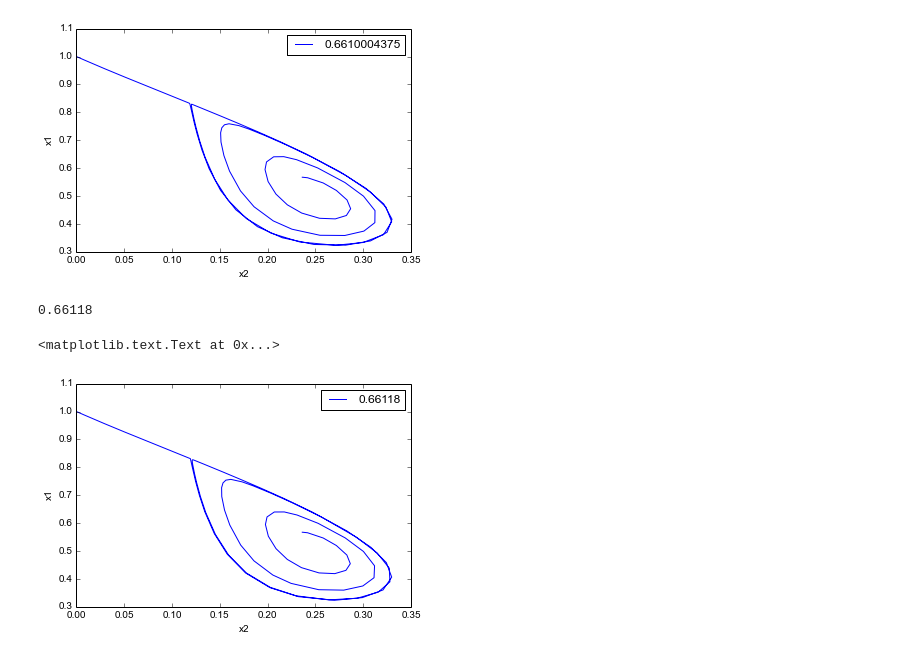
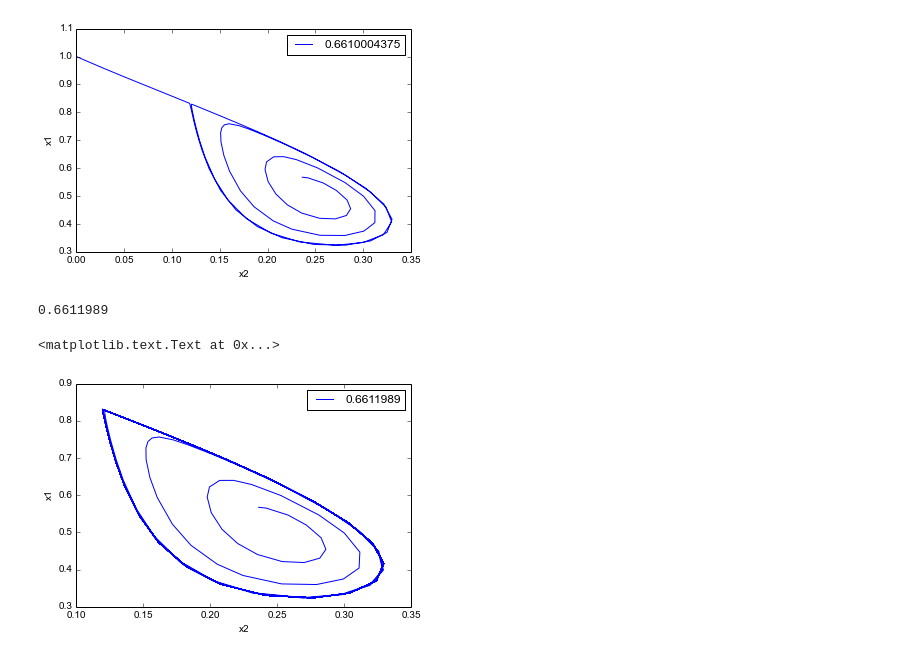
Before and after one commit to siscia/sistemi_dinamici, a Jupyter notebook: HomoclineBifurcation.ipynb, the cells around one changed output. Cells and saved outputs as stored; diff of their text form; code cells hidden in the pictures.

Commit message:
add graph for homocline

```diff
--- a/HomoclineBifurcation.ipynb
+++ b/HomoclineBifurcation.ipynb
@@ -130,19 +130,19 @@ plt.ylabel('x1')
 <matplotlib.text.Text at 0x...>
 [figure]
 # %%
-p = 0.66118
+p = 0.6611989
 Fast.set(ics = {'x1' : point['x1'], 'x2' : point['x2']},
              tdata = [0, 3000],
              pars = {'p' : p})
 print p
 traj = Fast.compute('Preda-Consumatore p = ' + str(p))
 pts = traj.sample()
 plt.figure()
 plt.plot(pts['x2'], pts['x1'], label = str(p))
 plt.legend()
 plt.xlabel('x2')
 plt.ylabel('x1')
 # %% [output]
-0.66118
+0.6611989
 <matplotlib.text.Text at 0x...>
-[figure, old version]
+[figure, new version]
```
